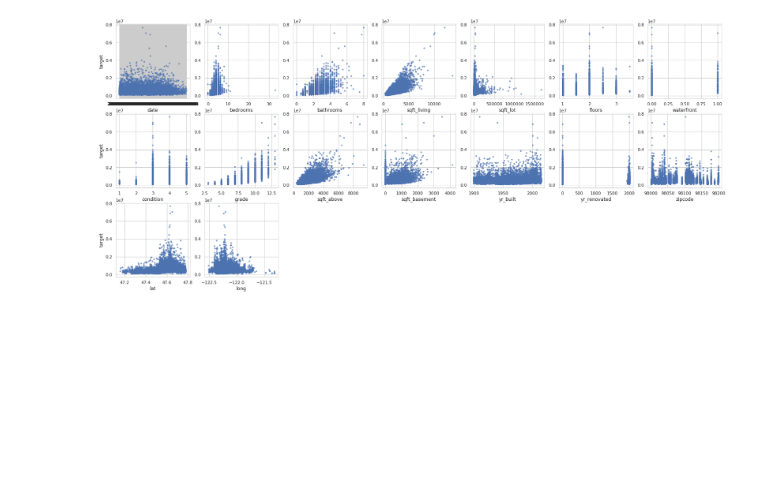
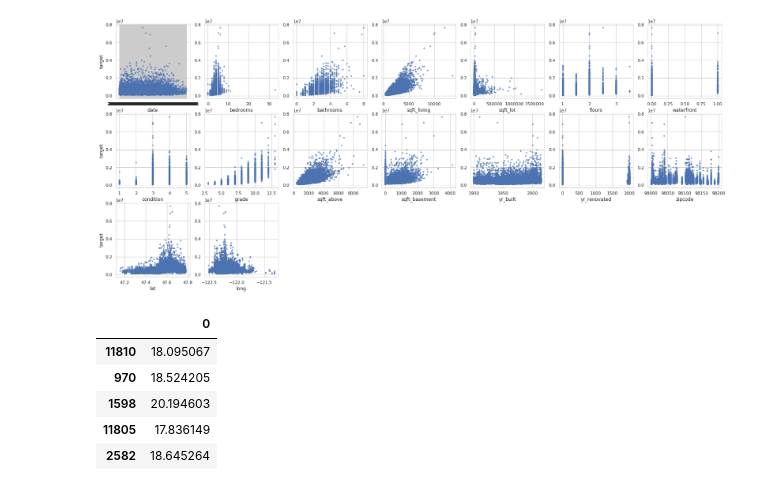
Before and after one commit to evgenstf/machine_learning_hse_course, a Jupyter notebook: kaggle/house_pricing/data_provider/research.ipynb, the cells around one changed output. Saved outputs shown, nothing was run; the diff lists cells and outputs as text; code cells hidden in the pictures; blank space fills up the shorter version.

```diff
--- a/kaggle/house_pricing/data_provider/research.ipynb
+++ b/kaggle/house_pricing/data_provider/research.ipynb
@@ -21,6 +21,15 @@ draw_pair_plot(x_raw, y_raw)
 # %%
 x_train = data_provider.x_train
 y_train = data_provider.y_train
+yct = data_provider.x_control_test
+y_train.head()
+# %% [output]
+|  | 0 |
+| 11810 | 18.095067 |
+| 970 | 18.524205 |
+| 1598 | 20.194603 |
+| 11805 | 17.836149 |
+| 2582 | 18.645264 |
 # %%
 draw_pair_plot(x_train, y_train)
 # %% [output]
```
Also changed, not shown: parts of 1 cell of this notebook, 19 other files.
